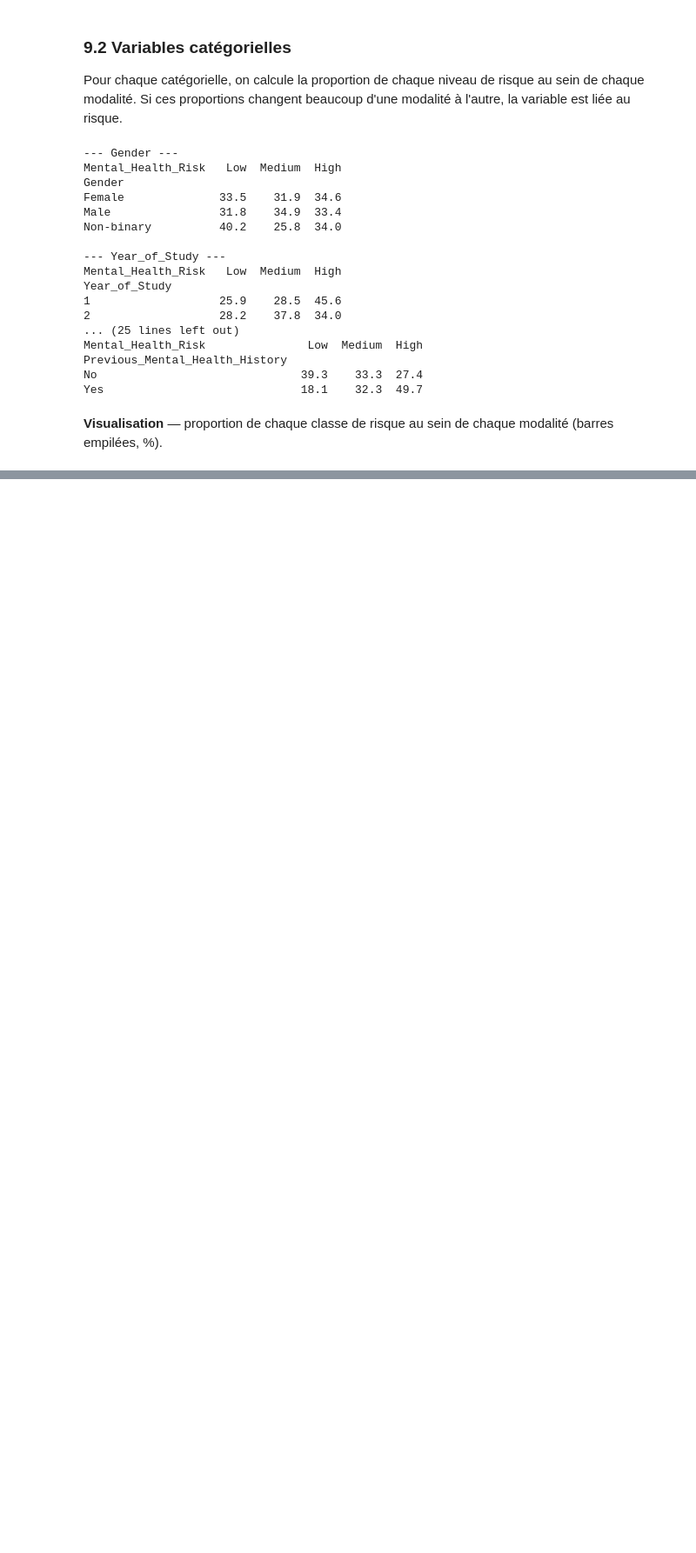
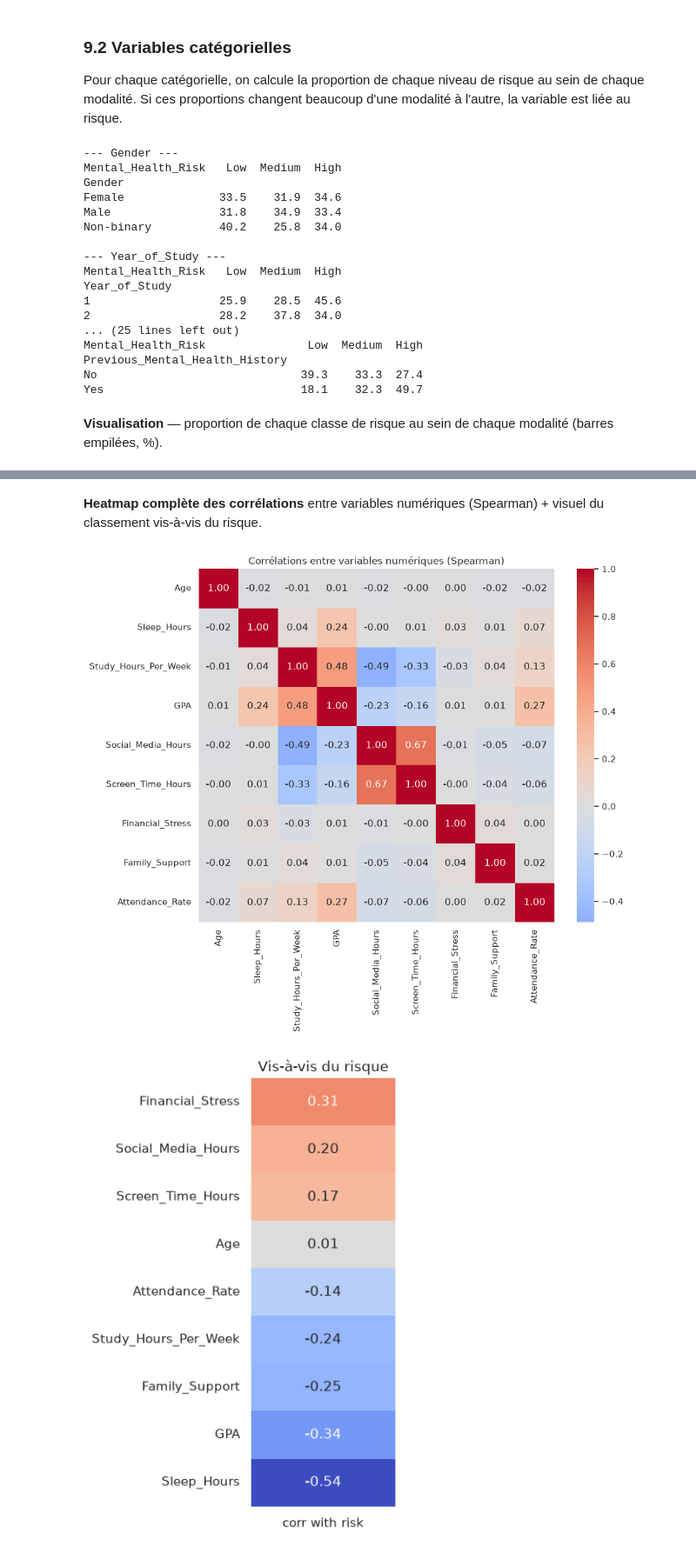
Before and after one commit to MohamedRahoumi/Pr-diction-du-risque-de-sant-mentale-chez-les-tudiants, a Jupyter notebook: notebooks/1-eda.ipynb, the cells around one changed output, grey strips where cells are left out. Shown at 87% size. Cells and saved outputs as stored; diff of their text form; code cells hidden in the pictures; blank space fills up the shorter version.

```diff
--- a/notebooks/1-eda.ipynb
+++ b/notebooks/1-eda.ipynb
@@ -227,0 +247,9 @@ Yes                             18.1    32.3  49.7
+# %%
+# Encodage temporaire de la cible pour l'analyse de corrélations
+RISK_ENCODER = {"Low": 0, "Medium": 1, "High": 2}
+corr_risk = df[NUMERIC_COLS + [TARGET]].copy()
+corr_risk[TARGET] = corr_risk[TARGET].map(RISK_ENCODER)
+
+correlations = corr_risk.corr(method="spearman")[TARGET].drop(TARGET).sort_values(ascending=False)
+print("Corrélation de chaque variable numérique avec le risque :")
+print(correlations.round(3))
@@ -227,0 +268,18 @@ Yes                             18.1    32.3  49.7
+# %% [markdown]
+**Heatmap complète des corrélations** entre variables numériques (Spearman) + visuel du classement vis-à-vis du risque.
+# %%
+# Lien cible <-> features les plus corrélées + heatmap complète
+plt.figure(figsize=(10, 8))
+corr_matrix = df[NUMERIC_COLS].corr(method="spearman")
+sns.heatmap(corr_matrix, annot=True, fmt=".2f", cmap="coolwarm", center=0)
+plt.title("Corrélations entre variables numériques (Spearman)")
+plt.show()
+
+plt.figure(figsize=(4, 6))
+sns.heatmap(correlations.to_frame("corr with risk"), annot=True, fmt=".2f", cmap="coolwarm", center=0, cbar=False)
+plt.title("Vis-à-vis du risque")
+plt.tight_layout()
+plt.show()
+# %% [output]
+[figure, added]
+[figure, added]
```
Also changed, not shown: parts of 3 cells of this notebook.
